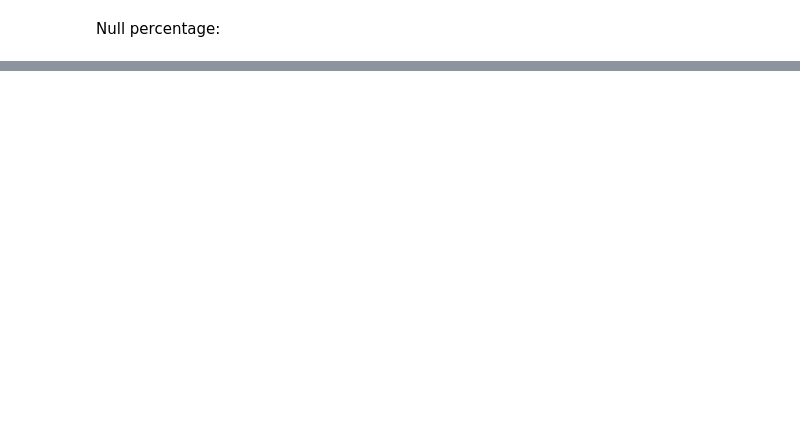
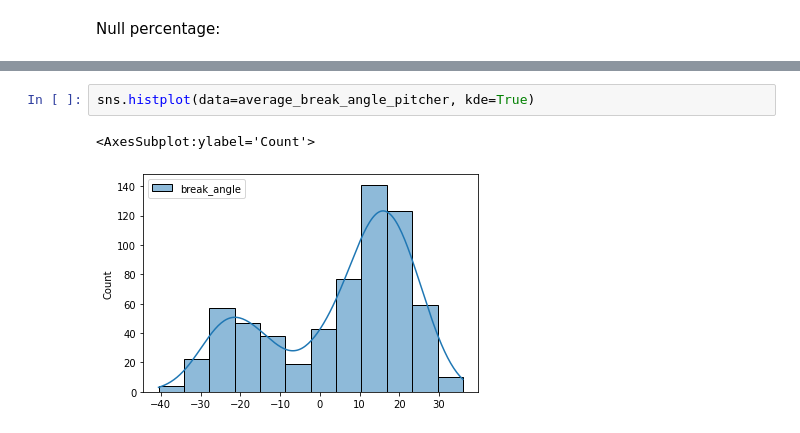
Before and after one commit to Gregcrooks75/Task, a Jupyter notebook: baseballpitch.ipynb, the cells around one changed output, grey strips where cells are left out. Saved outputs shown, nothing was run; the diff lists cells and outputs as text; blank space fills up the shorter version.

```diff
--- a/baseballpitch.ipynb
+++ b/baseballpitch.ipynb
@@ -743,0 +721,5 @@ AttributeError: 'NoneType' object has no attribute 'fillna'
+# %%
+sns.histplot(data=average_break_angle_pitcher, kde=True)
+# %% [output]
+<AxesSubplot:ylabel='Count'>
+[figure, added]
```
Also changed, not shown: parts of 302 cells of this notebook.
